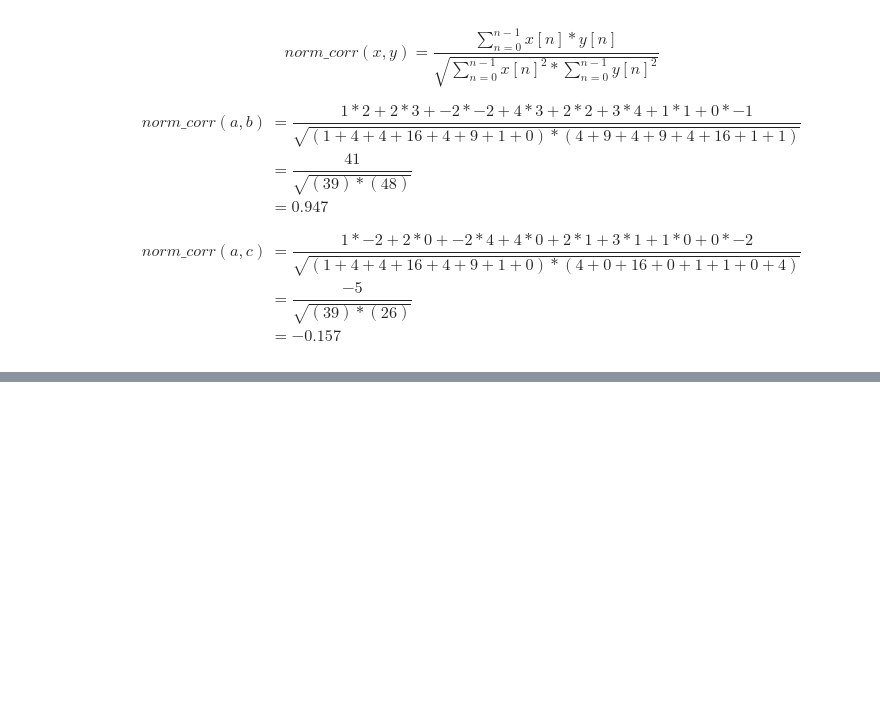
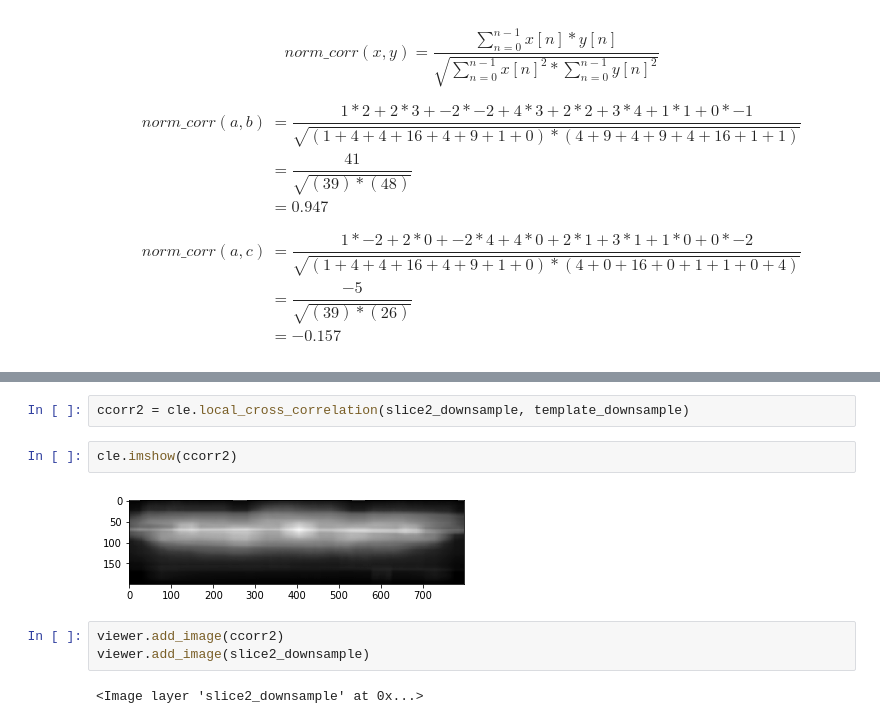
Before and after one commit to clEsperanto/pyclesperanto_prototype, a Jupyter notebook: demo/filter/template_matching.ipynb, the cells around one changed output, grey strips where cells are left out. Saved outputs shown, nothing was run; the diff lists cells and outputs as text; blank space fills up the shorter version.

```diff
--- a/demo/filter/template_matching.ipynb
+++ b/demo/filter/template_matching.ipynb
@@ -67,0 +73,11 @@ norm\_corr(a,c) & =\dfrac{1*-2+2*0+-2*4+4*0+2*1+3*1+1*0+0*-2}{\sqrt{(1+4+4+16+4+
+# %%
+ccorr2 = cle.local_cross_correlation(slice2_downsample, template_downsample)
+# %%
+cle.imshow(ccorr2)
+# %% [output]
+[figure, added]
+# %%
+viewer.add_image(ccorr2)
+viewer.add_image(slice2_downsample)
+# %% [output]
+<Image layer 'slice2_downsample' at 0x...>
```
Also changed, not shown: parts of 3 cells of this notebook, 5 other files.
